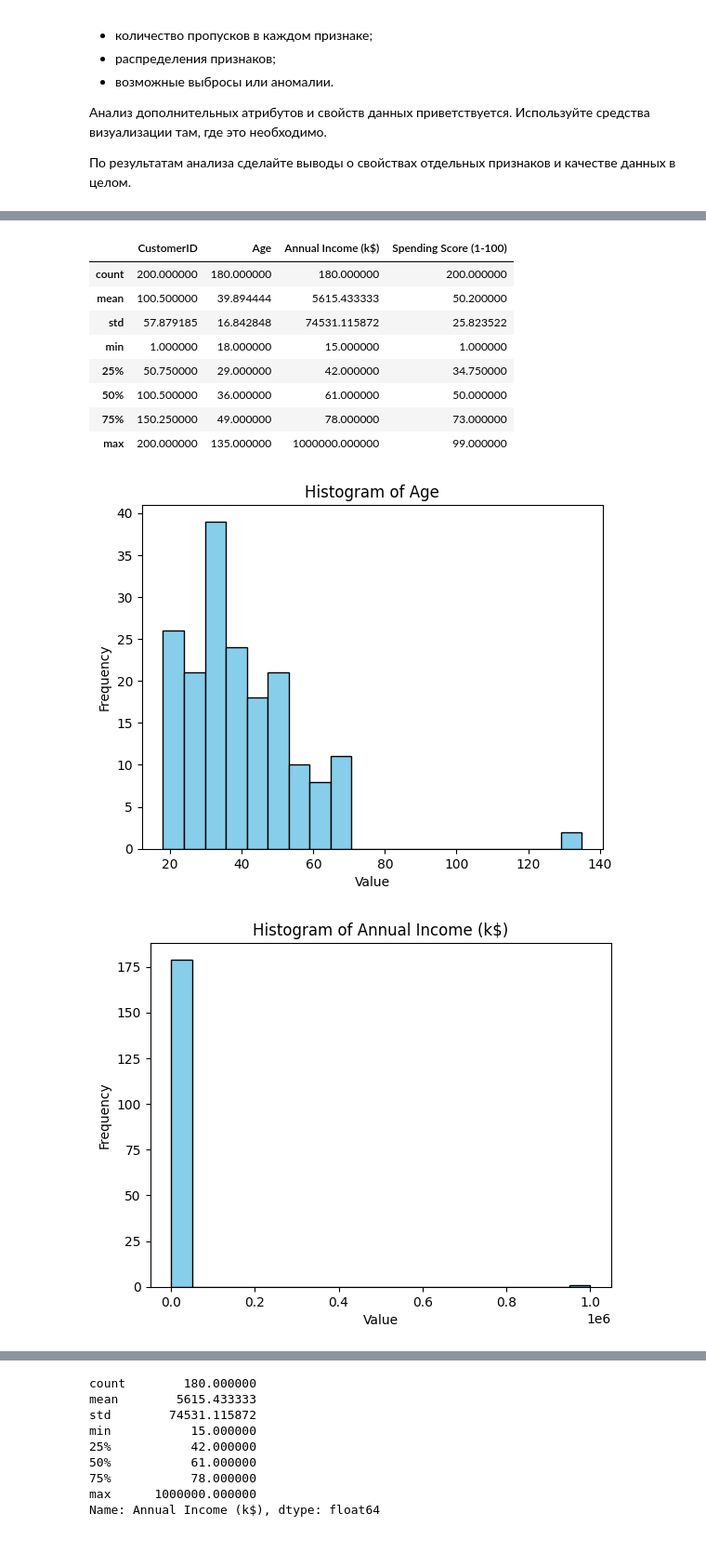
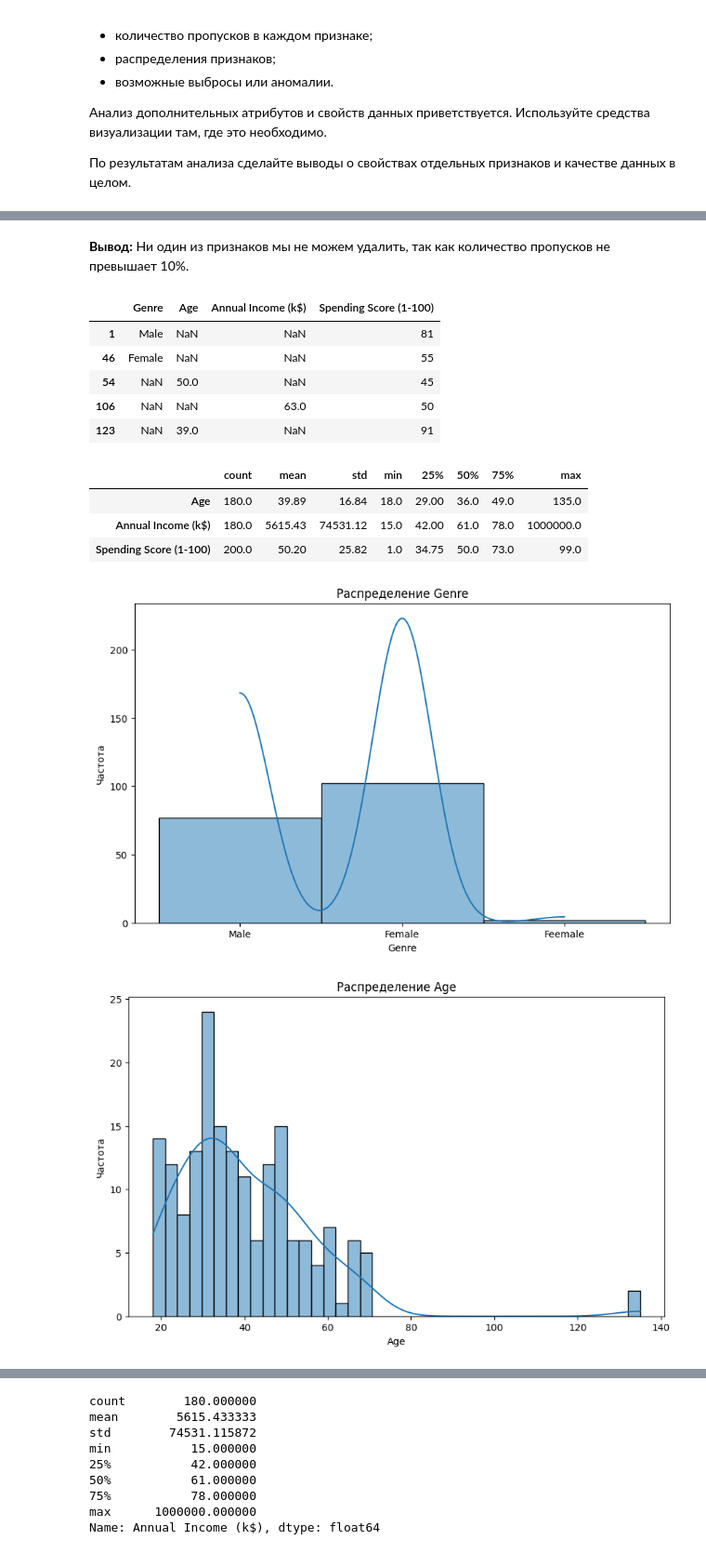
Before and after one commit to ulis891/ML, a Jupyter notebook: HW_6.ipynb, the cells around one changed output, grey strips where cells are left out. Shown at 93% size. Cells and saved outputs as stored; diff of their text form; code cells hidden in the pictures.

```diff
--- a/HW_6.ipynb
+++ b/HW_6.ipynb
@@ -19,6 +19,6 @@
 # %%
 import pandas as pd
 
-df = pd.read_csv('Mall_Customers.csv')
+df = pd.read_csv('Mall_Customers.csv').drop('CustomerID', axis=1)
 df.head()
 # %% [output]
@@ -51,27 +63,34 @@ dtype: int64
+# %% [markdown]
+**Вывод:**
+Ни один из признаков мы не можем удалить, так как количество пропусков не превышает 10%.
+# %%
+df_miss_row = df[df.isna().sum(axis=1) >= 2]
+df_miss_row.head(df_miss_row.shape[0])
+# %% [output]
+|  | Genre | Age | Annual Income (k$) | Spending Score (1-100) |
+| 1 | Male | NaN | NaN | 81 |
+| 46 | Female | NaN | NaN | 55 |
+| 54 | NaN | 50.0 | NaN | 45 |
+| 106 | NaN | NaN | 63.0 | 50 |
+| 123 | NaN | 39.0 | NaN | 91 |
 # %%
-df.describe()
+df.describe().T.round(2)
 # %% [output]
-|  | CustomerID | Age | Annual Income (k$) | Spending Score (1-100) |
-| count | 200.000000 | 180.000000 | 180.000000 | 200.000000 |
-| mean | 100.500000 | 39.894444 | 5615.433333 | 50.200000 |
-| std | 57.879185 | 16.842848 | 74531.115872 | 25.823522 |
-| min | 1.000000 | 18.000000 | 15.000000 | 1.000000 |
-| 25% | 50.750000 | 29.000000 | 42.000000 | 34.750000 |
-| 50% | 100.500000 | 36.000000 | 61.000000 | 50.000000 |
-| 75% | 150.250000 | 49.000000 | 78.000000 | 73.000000 |
-| max | 200.000000 | 135.000000 | 1000000.000000 | 99.000000 |
+|  | count | mean | std | min | 25% | 50% | 75% | max |
+| Age | 180.0 | 39.89 | 16.84 | 18.0 | 29.00 | 36.0 | 49.0 | 135.0 |
+| Annual Income (k$) | 180.0 | 5615.43 | 74531.12 | 15.0 | 42.00 | 61.0 | 78.0 | 1000000.0 |
+| Spending Score (1-100) | 200.0 | 50.20 | 25.82 | 1.0 | 34.75 | 50.0 | 73.0 | 99.0 |
 # %%
 import matplotlib.pyplot as plt
 import seaborn as sns
 
-
-num_columns = ['Age', 'Annual Income (k$)', 'Spending Score (1-100)']
-for col in num_columns:
-    plt.hist(df[col], bins=20, color='skyblue', edgecolor='black')
-    plt.title(f'Histogram of {col}')
-    plt.xlabel('Value')
-    plt.ylabel('Frequency')
+for column in df.columns:
+    plt.figure(figsize=(10, 6))
+    sns.histplot(df[column], bins=40, kde=True)
+    plt.title(f'Распределение {column}')
+    plt.xlabel(column)
+    plt.ylabel('Частота')
     plt.show()
 # %% [output]
-[figure, old version]
+[figure, new version]
-[figure, old version]
+[figure, new version]
```
Also changed, not shown: parts of 7 cells of this notebook.
